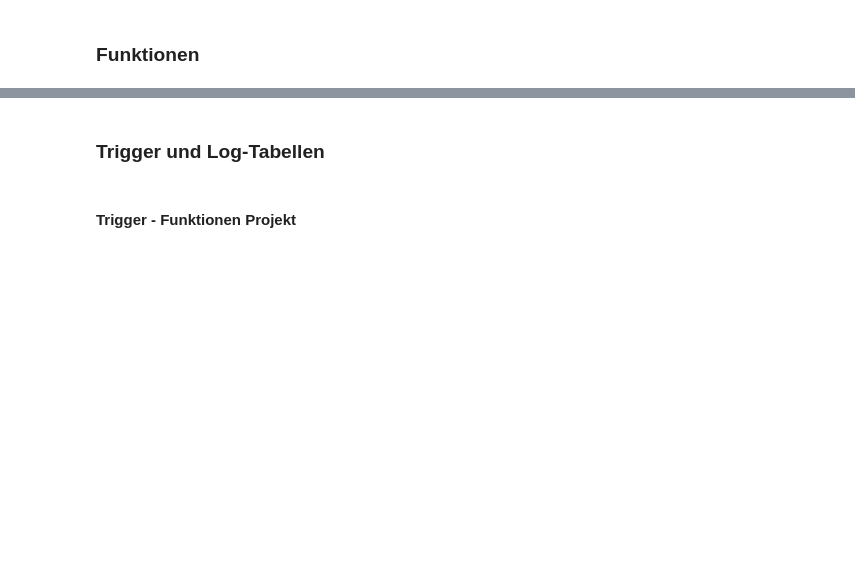
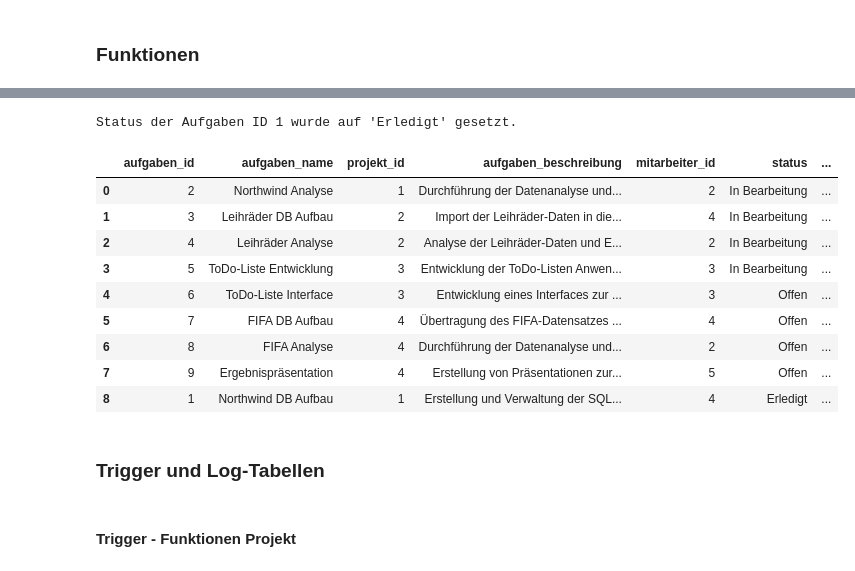
Before and after one commit to lisabeller/Praxisprojekt-SQL-Datenbank-todo-Liste, a Jupyter notebook: 202407_Datenbanken_SQL_Abschlussprojekt_LB.ipynb, the cells around one changed output, grey strips where cells are left out. Saved outputs shown, nothing was run; the diff lists cells and outputs as text; code cells hidden in the pictures; blank space fills up the shorter version.

Commit message:
config dateien in funktionen eingearbeitet, funktion allgemein Tabelle aufrufen hinzugefügt

```diff
--- a/202407_Datenbanken_SQL_Abschlussprojekt_LB.ipynb
+++ b/202407_Datenbanken_SQL_Abschlussprojekt_LB.ipynb
@@ -453,5 +479,16 @@ def get_all_aufgaben():
 # %%
+# FUNKTION Status auf erledigt setzten
 def set_status_erledigt(aufgaben_id):
+    # Standart-config-Datei laden
+    with open('..\\config.yaml', 'r') as file:
+        config = yaml.load(file, Loader=yaml.BaseLoader)
+
+    # Connection-String
+    con_string_todo_list = f"postgresql://{config['user']}:{config['password']}@{config['host']}:{config['port']}/todo"
+
+    # Verbindung zur Datenbank
+    sa_eng = sa.create_engine(con_string_todo_list, isolation_level='AUTOCOMMIT')
+
     update_query = text('''
         UPDATE aufgaben
         SET status = 'Erledigt'
@@ -464,6 +501,49 @@ def set_status_erledigt(aufgaben_id):
             print(f"Status der Aufgaben ID {aufgaben_id} wurde auf 'Erledigt' gesetzt.")
         except sa.exc.SQLAlchemyError as e:
             print(f"Fehler beim Aktualisieren des Status: {e}")
+
+# Beispielaufruf
+set_status_erledigt(1)
+# %% [output]
+Status der Aufgaben ID 1 wurde auf 'Erledigt' gesetzt.
+# %%
+# FUNKTION Tabelle anzeigen lassen
+def display_table(tabellen_name):
+    # Standart-config-Datei laden
+    with open('..\\config.yaml', 'r') as file:
+        config = yaml.load(file, Loader=yaml.BaseLoader)
+
+    # Connection-String
+    con_string_todo_list = f"postgresql://{config['user']}:{config['password']}@{config['host']}:{config['port']}/todo"
+
+    # Verbindung zur Datenbank
+    sa_eng = sa.create_engine(con_string_todo_list, isolation_level='AUTOCOMMIT')
+
+    with sa_eng.connect() as con:
+        try:
+            # Versuche, die Tabelle aus der Datenbank abzurufen
+            tabelle = pd.read_sql(tabellen_name, con)
+            display(tabelle)
+        except sa.exc.NoSuchTableError as e:
+            # Falls die Tabelle nicht existiert, gib eine Fehlermeldung aus
+            print(f"Die Tabelle '{tabellen_name}' existiert nicht in der Datenbank.")
+        except Exception as e:
+            # Falls es andere Fehler gibt, gib eine generelle Fehlermeldung aus
+            print(f"Fehler beim Abrufen der Tabelle '{tabellen_name}': {e}")
+
+# Beispielaufruf
+display_table('aufgaben')
+# %% [output]
+|  | aufgaben_id | aufgaben_name | projekt_id | aufgaben_beschreibung | mitarbeiter_id | status | ... |
+| 0 | 2 | Northwind Analyse | 1 | Durchführung der Datenanalyse und... | 2 | In Bearbeitung | ... |
+| 1 | 3 | Leihräder DB Aufbau | 2 | Import der Leihräder-Daten in die... | 4 | In Bearbeitung | ... |
+| 2 | 4 | Leihräder Analyse | 2 | Analyse der Leihräder-Daten und E... | 2 | In Bearbeitung | ... |
+| 3 | 5 | ToDo-Liste Entwicklung | 3 | Entwicklung der ToDo-Listen Anwen... | 3 | In Bearbeitung | ... |
+| 4 | 6 | ToDo-Liste Interface | 3 | Entwicklung eines Interfaces zur ... | 3 | Offen | ... |
+| 5 | 7 | FIFA DB Aufbau | 4 | Übertragung des FIFA-Datensatzes ... | 4 | Offen | ... |
+| 6 | 8 | FIFA Analyse | 4 | Durchführung der Datenanalyse und... | 2 | Offen | ... |
+| 7 | 9 | Ergebnispräsentation | 4 | Erstellung von Präsentationen zur... | 5 | Offen | ... |
+| 8 | 1 | Northwind DB Aufbau | 1 | Erstellung und Verwaltung der SQL... | 4 | Erledigt | ... |
 # %% [markdown]
 ### Trigger und Log-Tabellen
 # %%
```
Also changed, not shown: parts of 17 cells of this notebook.
